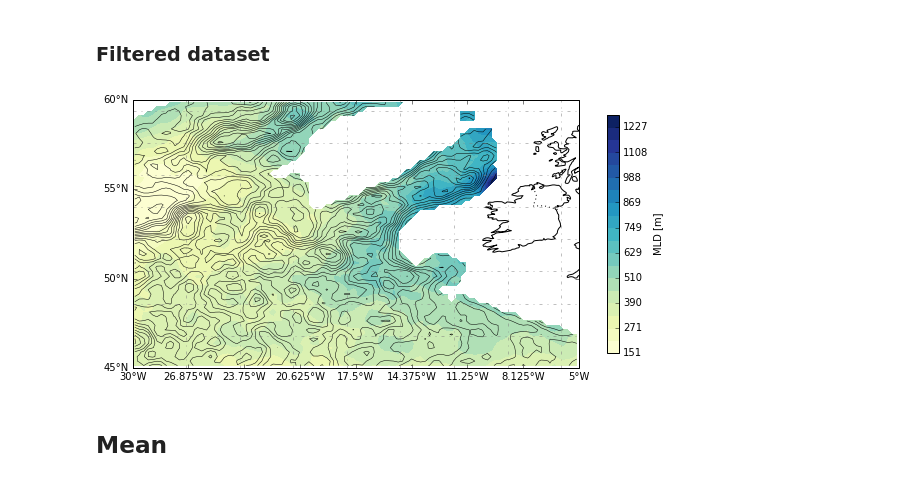
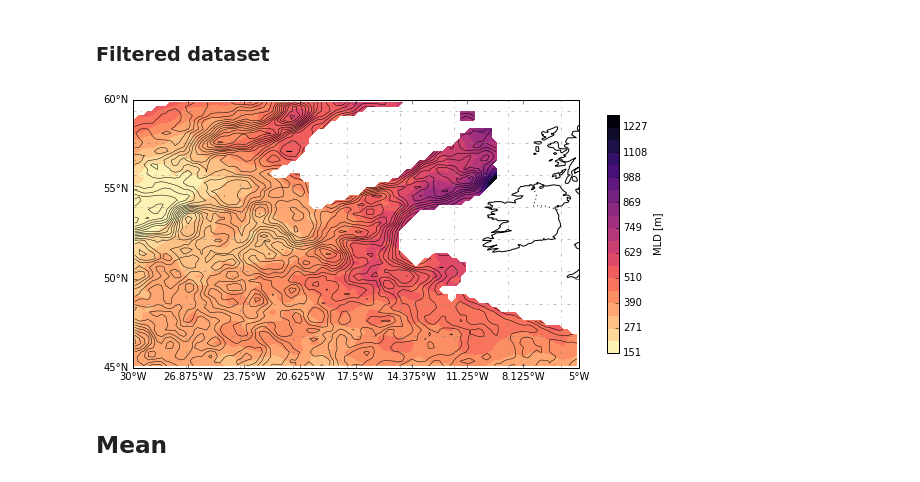
Before and after one commit to LilianG0/MLD-Project, a Jupyter notebook: Notebooks/Finals/Peak-to-peak.ipynb, the cells around one changed output. Cells and saved outputs as stored; diff of their text form; code cells hidden in the pictures.

```diff
--- a/Notebooks/Finals/Peak-to-peak.ipynb
+++ b/Notebooks/Finals/Peak-to-peak.ipynb
@@ -424,10 +426,10 @@ plt.savefig('/home/lgarcia/Documents/Scripts/Images/Noe-p2p-complete.png')
 ### Filtered dataset
 # %%
 ax = Plot_2D(amp_mean_n.where(amp_mean_n.mask == 1), r2, *cm_levsf, t=None,
-             cmap='YlGnBu', ext='neither', cont_line=True, nlines=20)
+             cmap='magma_r', ext='neither', cont_line=True, nlines=20)
 plt.savefig('/home/lgarcia/Documents/Scripts/Images/Noe-p2p-filter.png')
 # %% [output]
-[figure, old version]
+[figure, new version]
 # %% [markdown]
 ## Mean
 # %% [markdown]
```
Also changed, not shown: parts of 1 cell of this notebook, 6 other files.
